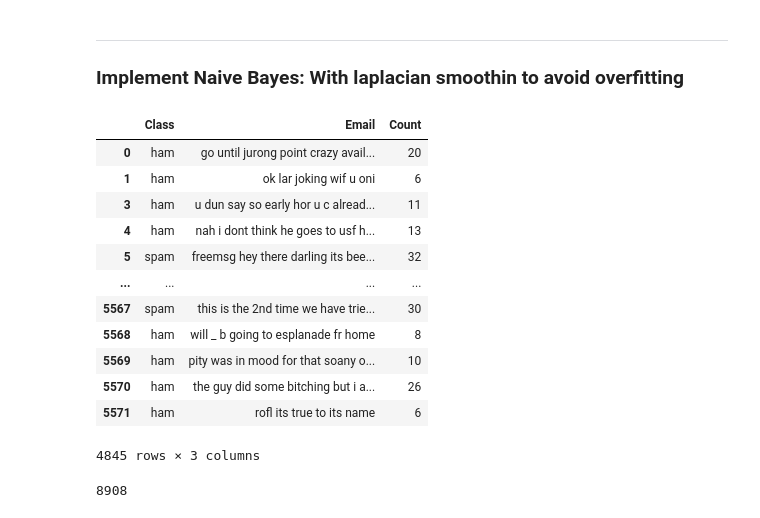
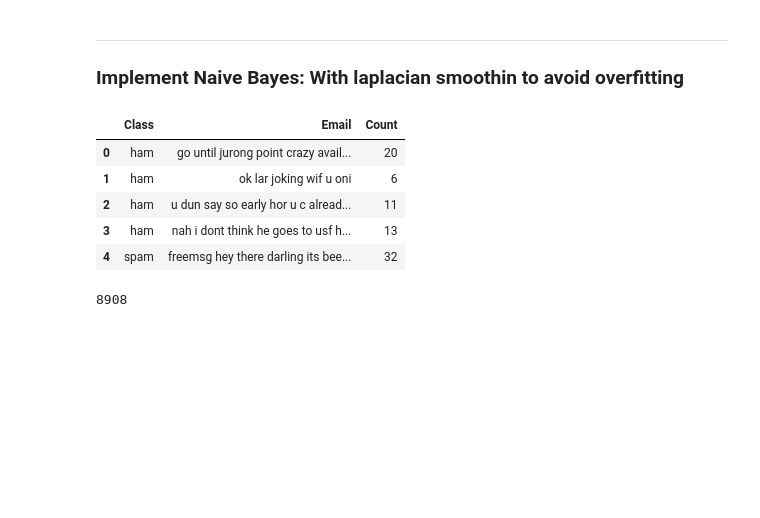
Before and after one commit to Ehab42/Naive-Bayes-Email-Spam-Filter, a Jupyter notebook: Naive Bayes Spam Filter.ipynb, the cells around one changed output. Drawn from its saved outputs; the diff is of its cells as text; code cells hidden in the pictures; blank space fills up the shorter version.

```diff
--- a/Naive Bayes Spam Filter.ipynb
+++ b/Naive Bayes Spam Filter.ipynb
@@ -127,21 +130,16 @@ df.drop_duplicates(keep = False, inplace = True)
 ### Implement Naive Bayes: With laplacian smoothin to avoid overfitting
 # %%
 df['Count'] = [len(sent.split(" ")) for sent in df['Email']]
-df
+df.reset_index(inplace=True)
+df.drop('index', axis=1, inplace=True)
+df.head()
 # %% [output]
 |  | Class | Email | Count |
 | 0 | ham | go until jurong point crazy avail... | 20 |
 | 1 | ham | ok lar joking wif u oni | 6 |
-| 3 | ham | u dun say so early hor u c alread... | 11 |
-| 4 | ham | nah i dont think he goes to usf h... | 13 |
-| 5 | spam | freemsg hey there darling its bee... | 32 |
-| ... | ... | ... | ... |
-| 5567 | spam | this is the 2nd time we have trie... | 30 |
-| 5568 | ham | will _ b going to esplanade fr home | 8 |
-| 5569 | ham | pity was in mood for that soany o... | 10 |
-| 5570 | ham | the guy did some bitching but i a... | 26 |
-| 5571 | ham | rofl its true to its name | 6 |
+| 2 | ham | u dun say so early hor u c alread... | 11 |
+| 3 | ham | nah i dont think he goes to usf h... | 13 |
+| 4 | spam | freemsg hey there darling its bee... | 32 |
-4845 rows × 3 columns
 # %%
 # getting total number of distinct words in the emails (aka number of classes)
 email_tokens = []
```
Also changed, not shown: parts of 6 cells of this notebook, 1 other file.
